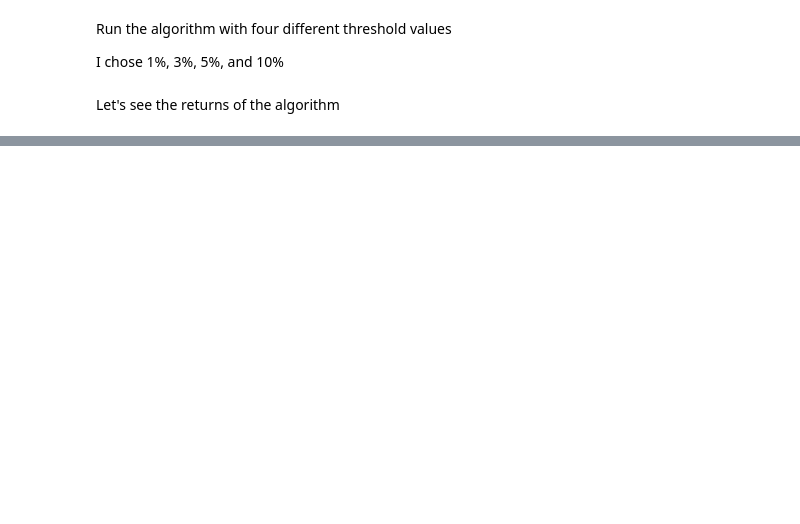
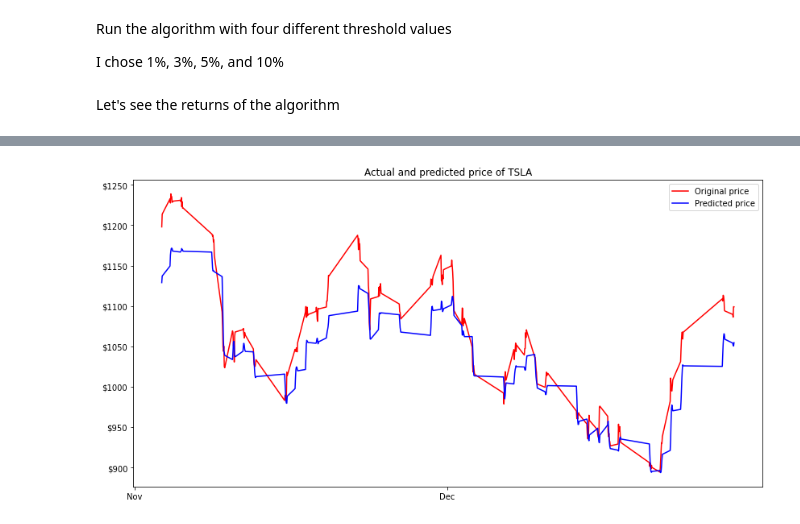
Before and after one commit to JustJAG/SciPy_final_project, a Jupyter notebook: Project_nb.ipynb, the cells around one changed output, grey strips where cells are left out. Cells and saved outputs as stored; diff of their text form; code cells hidden in the pictures; blank space fills up the shorter version.

Commit message:
Completed prediction

```diff
--- a/Project_nb.ipynb
+++ b/Project_nb.ipynb
@@ -240,0 +334,16 @@ algo
+# %%
+def create_dataset(df):
+    # independent variable
+    x = []
+    # dependent variable
+    y = []
+    for i in range(98, df.shape[0]):
+        x.append(df[i-98:i, 0])
+        y.append(df[i, 0])
+    x = np.array(x)
+    y = np.array(y)
+    return x,y
+# %%
+# create x_train, y_train, x_test, y_test
+x_train, y_train = create_dataset(dataset_train)
+x_test, y_test = create_dataset(dataset_test)
@@ -240,0 +362,4 @@ algo
+# %%
+x_train = np.reshape(x_train, (x_train.shape[0], x_train.shape[1], 1))
+x_test = np.reshape(x_test, (x_test.shape[0], x_test.shape[1], 1))
+model.compile(loss='mean_squared_error', optimizer='adam')
@@ -240,0 +391,25 @@ algo
+# %%
+model = load_model(results+'stock_prediction.h5')
+# %%
+predictions = model.predict(x_test)
+predictions = scaler.inverse_transform(predictions)
+y_test_scaled = scaler.inverse_transform(y_test.reshape(-1, 1))
+algo_tail = algo.tail(len(y_test_scaled))
+
+fig, ax = plt.subplots(figsize=(14,7))
+
+ax.plot(algo_tail.Datetime, y_test_scaled, color='red', label='Original price')
+ax.plot(algo_tail.Datetime, predictions, color='blue', label='Predicted price')
+plt.legend()
+# x axis as month names
+months = MonthLocator()
+monthsFmt = DateFormatter("%b")
+ax.xaxis.set_major_locator(months)
+ax.xaxis.set_major_formatter(monthsFmt)
+
+# set title
+ax.set_title('Actual and predicted price of TSLA')
+# set y label
+ax.yaxis.set_major_formatter('${x:1.0f}')
+# %% [output]
+[figure, added]
```
Also changed, not shown: parts of 23 cells of this notebook, 4 other files.
